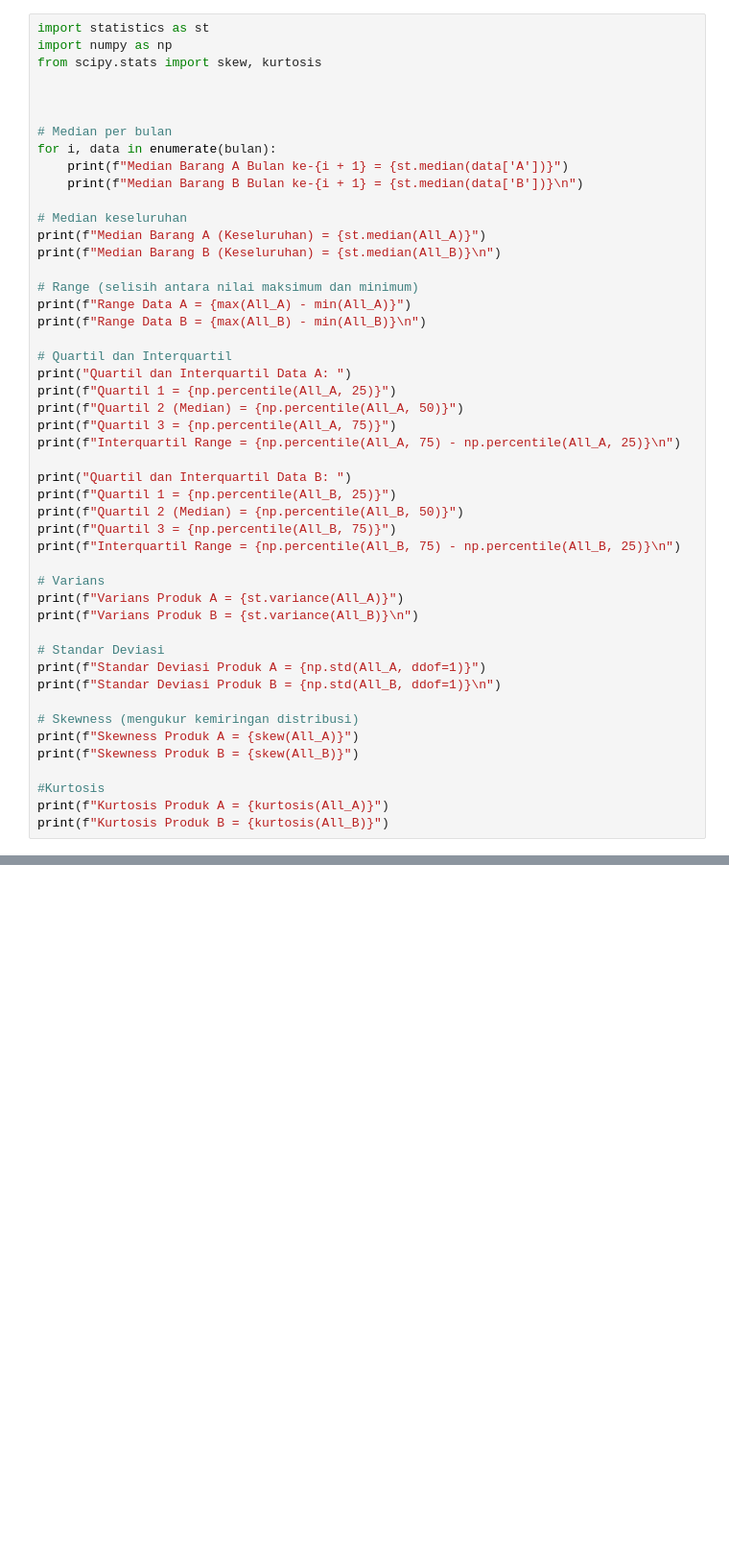
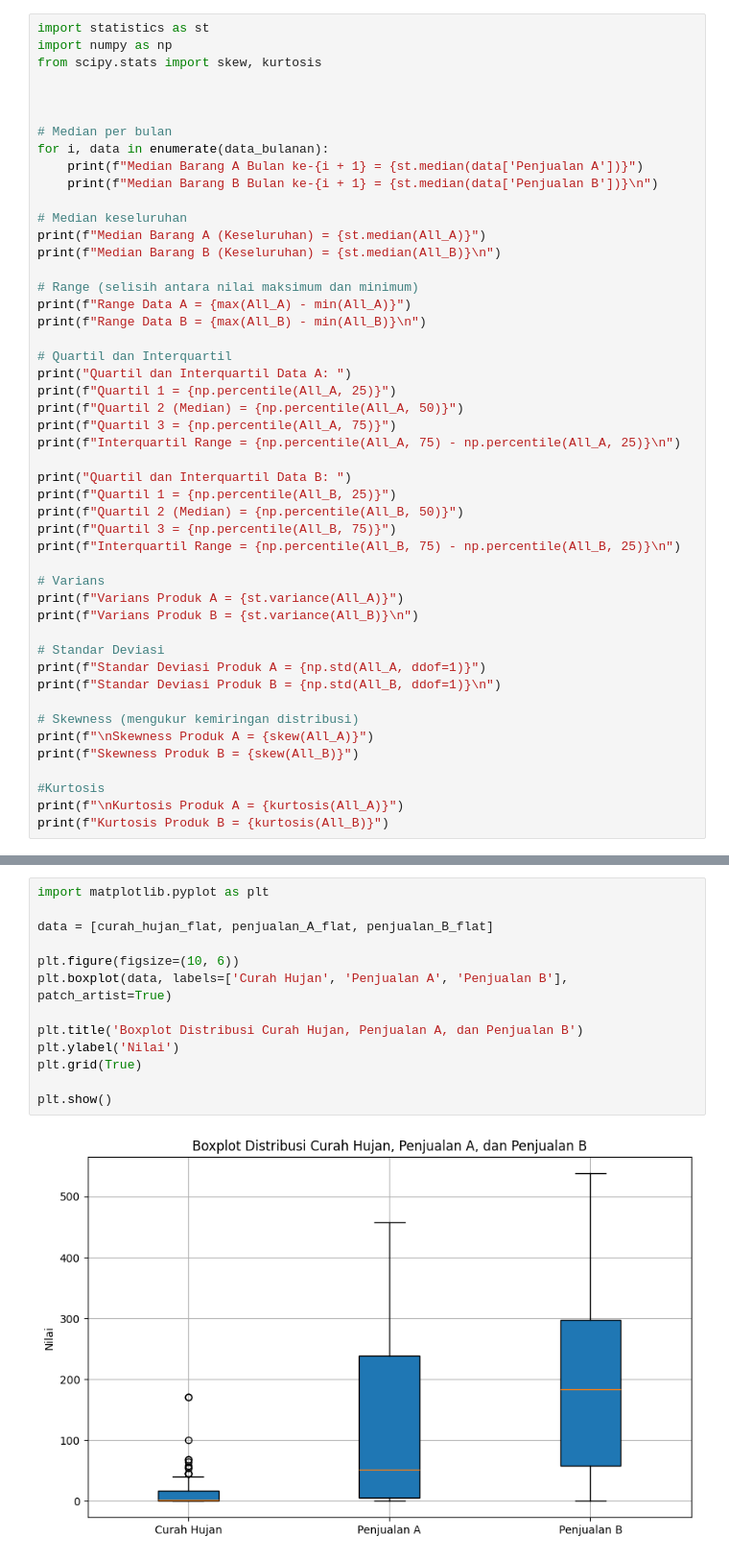
Before and after one commit to LipanBernada/STATPROB, a Jupyter notebook: Coding Task 1/Coding_Task_1.ipynb, the cells around one changed output, grey strips where cells are left out. Shown: that part at 96% size. Saved outputs shown, nothing was run; the diff lists cells and outputs as text; blank space fills up the shorter version.

```diff
--- a/Coding Task 1/Coding_Task_1.ipynb
+++ b/Coding Task 1/Coding_Task_1.ipynb
@@ -99,9 +103,9 @@ from scipy.stats import skew, kurtosis
 
 
 # Median per bulan
-for i, data in enumerate(bulan):
-    print(f"Median Barang A Bulan ke-{i + 1} = {st.median(data['A'])}")
-    print(f"Median Barang B Bulan ke-{i + 1} = {st.median(data['B'])}\n")
+for i, data in enumerate(data_bulanan):
+    print(f"Median Barang A Bulan ke-{i + 1} = {st.median(data['Penjualan A'])}")
+    print(f"Median Barang B Bulan ke-{i + 1} = {st.median(data['Penjualan B'])}\n")
 
 # Median keseluruhan
 print(f"Median Barang A (Keseluruhan) = {st.median(All_A)}")
@@ -133,10 +137,10 @@ print(f"Standar Deviasi Produk A = {np.std(All_A, ddof=1)}")
 print(f"Standar Deviasi Produk B = {np.std(All_B, ddof=1)}\n")
 
 # Skewness (mengukur kemiringan distribusi)
-print(f"Skewness Produk A = {skew(All_A)}")
+print(f"\nSkewness Produk A = {skew(All_A)}")
 print(f"Skewness Produk B = {skew(All_B)}")
 
 #Kurtosis
-print(f"Kurtosis Produk A = {kurtosis(All_A)}")
+print(f"\nKurtosis Produk A = {kurtosis(All_A)}")
 print(f"Kurtosis Produk B = {kurtosis(All_B)}")
 # %% [output]
@@ -159,0 +265,15 @@ Kurtosis Produk B = -0.8313825467735128
+# %%
+import matplotlib.pyplot as plt
+
+data = [curah_hujan_flat, penjualan_A_flat, penjualan_B_flat]
+
+plt.figure(figsize=(10, 6))
+plt.boxplot(data, labels=['Curah Hujan', 'Penjualan A', 'Penjualan B'], patch_artist=True)
+
+plt.title('Boxplot Distribusi Curah Hujan, Penjualan A, dan Penjualan B')
+plt.ylabel('Nilai')
+plt.grid(True)
+
+plt.show()
+# %% [output]
+[figure, added]
```
Also changed, not shown: parts of 6 cells of this notebook.
